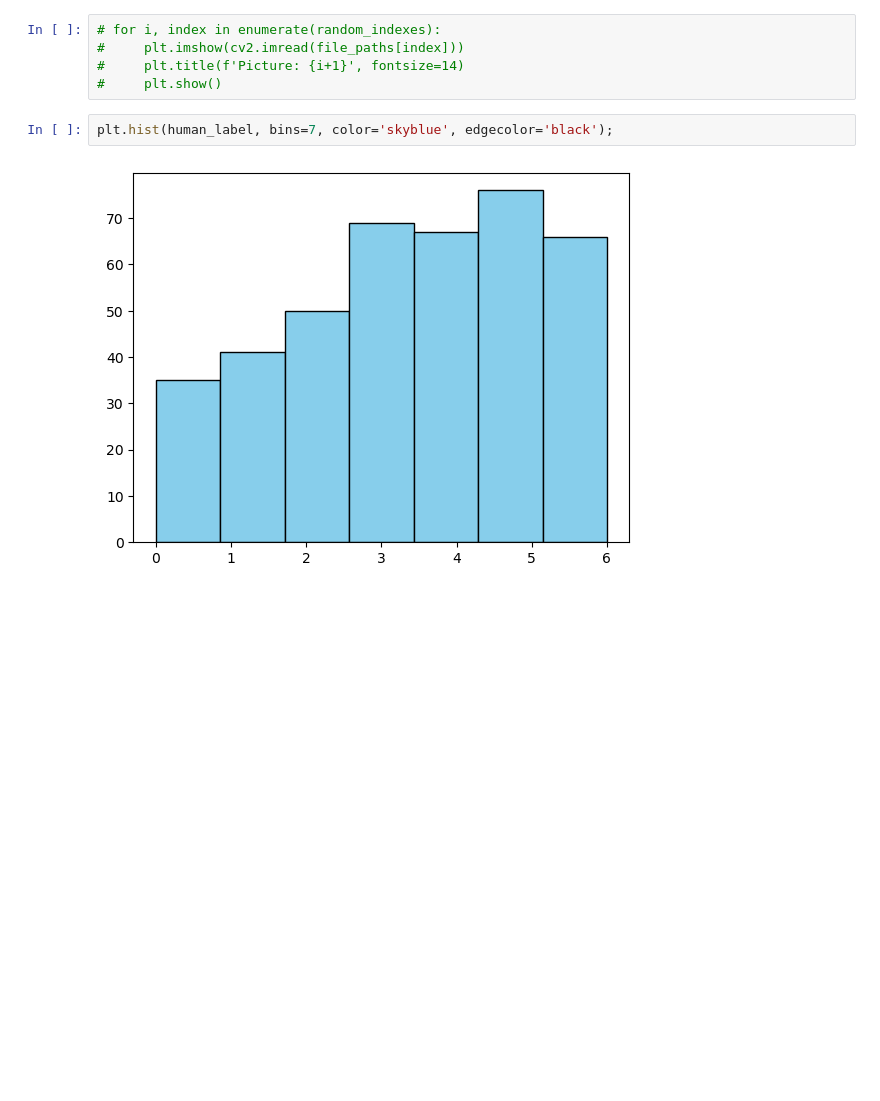
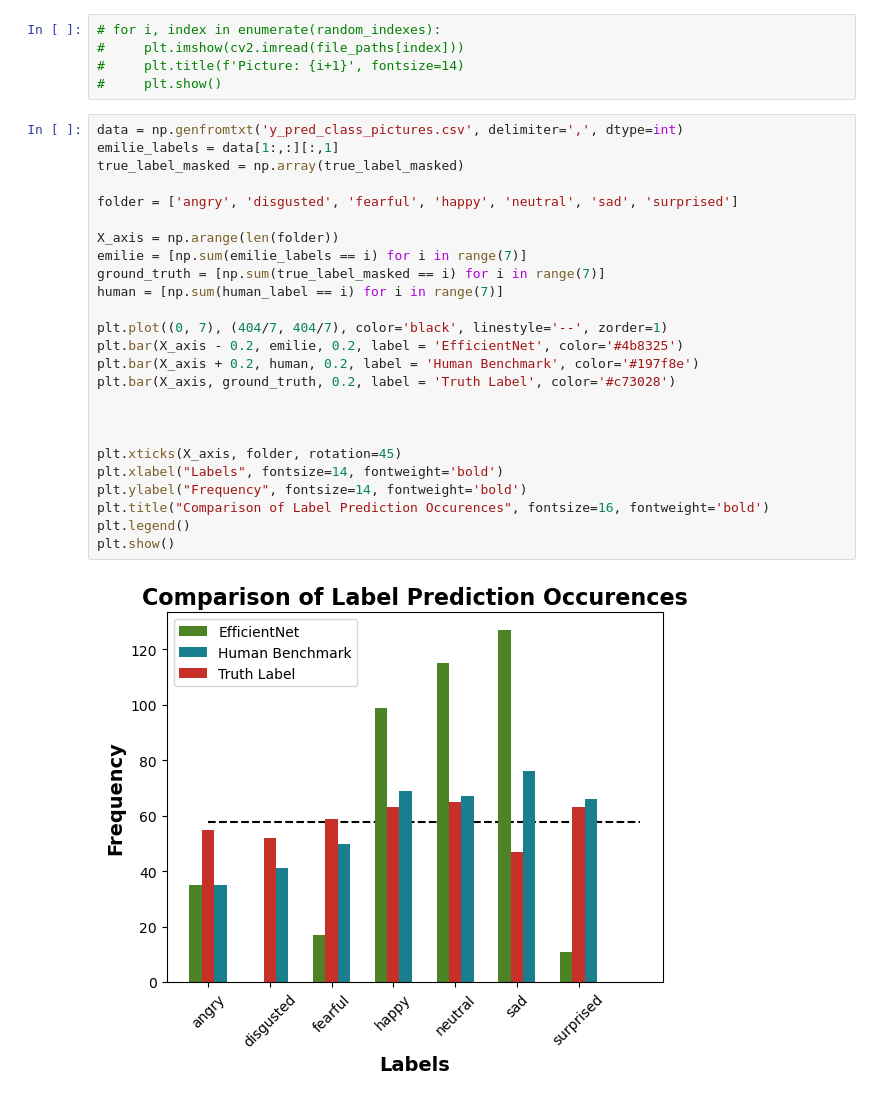
Before and after one commit to JoeyBowman/AppML-Final-Project-2024, a Jupyter notebook: Andreas_rodekasse/gallery.ipynb, the cells around one changed output. Cells and saved outputs as stored; diff of their text form; blank space fills up the shorter version.

```diff
--- a/Andreas_rodekasse/gallery.ipynb
+++ b/Andreas_rodekasse/gallery.ipynb
@@ -159,7 +159,30 @@ face_9.jpg  had accuracy 58.17 %
 #     plt.imshow(cv2.imread(file_paths[index]))
 #     plt.title(f'Picture: {i+1}', fontsize=14)
 #     plt.show()
-# %%
-plt.hist(human_label, bins=7, color='skyblue', edgecolor='black');
-# %% [output]
-[figure, removed]
+# %%
+data = np.genfromtxt('y_pred_class_pictures.csv', delimiter=',', dtype=int)
+emilie_labels = data[1:,:][:,1]
+true_label_masked = np.array(true_label_masked)
+
+folder = ['angry', 'disgusted', 'fearful', 'happy', 'neutral', 'sad', 'surprised']
+
+X_axis = np.arange(len(folder))
+emilie = [np.sum(emilie_labels == i) for i in range(7)]
+ground_truth = [np.sum(true_label_masked == i) for i in range(7)]
+human = [np.sum(human_label == i) for i in range(7)]
+
+plt.plot((0, 7), (404/7, 404/7), color='black', linestyle='--', zorder=1)
+plt.bar(X_axis - 0.2, emilie, 0.2, label = 'EfficientNet', color='#4b8325')
+plt.bar(X_axis + 0.2, human, 0.2, label = 'Human Benchmark', color='#197f8e')
+plt.bar(X_axis, ground_truth, 0.2, label = 'Truth Label', color='#c73028')
+
+
+
+plt.xticks(X_axis, folder, rotation=45)
+plt.xlabel("Labels", fontsize=14, fontweight='bold')
+plt.ylabel("Frequency", fontsize=14, fontweight='bold')
+plt.title("Comparison of Label Prediction Occurences", fontsize=16, fontweight='bold')
+plt.legend()
+plt.show()
+# %% [output]
+[figure, added]
```
Also changed, not shown: parts of 1 cell of this notebook, 2 other files.
